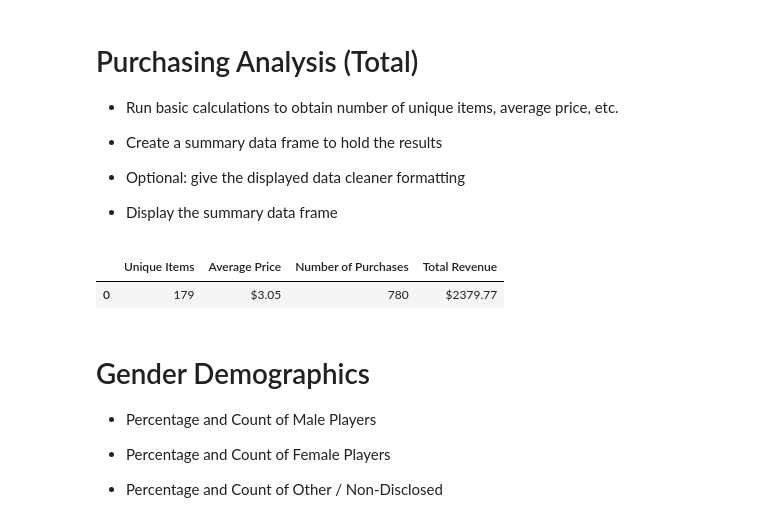
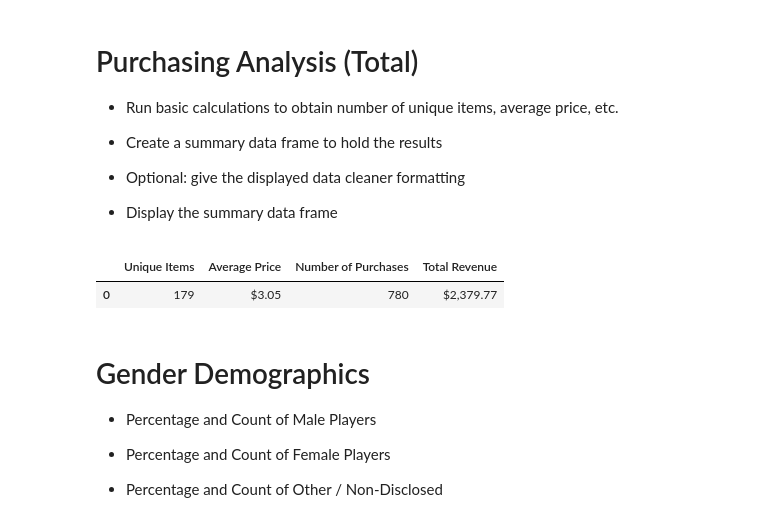
Before and after one commit to Auburn9698/pandas-challenge, a Jupyter notebook: HeroesOfPymoli/Pandas Homework.ipynb, the cells around one changed output. Cells and saved outputs as stored; diff of their text form; code cells hidden in the pictures.

Commit message:
Minor formatting changes
Added commas to several colums, that are in the thousands, for better readability.  Added a few notes.

```diff
--- a/HeroesOfPymoli/Pandas Homework.ipynb
+++ b/HeroesOfPymoli/Pandas Homework.ipynb
@@ -44,35 +41,35 @@ players_df
 # %%
 # Add up the number of unique items:
 unique_items = len(purchase_data["Item ID"].unique())
 
 # Calculate average price:
 average_price = (purchase_data["Price"].mean())
 
 # The number of purchases is the length of the Purchase ID column:
 number_of_purchases = len(purchase_data["Purchase ID"].unique())
 
 # Calculate total revenue, the sum of all the prices in Prices column:
 total_revenue = purchase_data["Price"].sum()
 
 # Create dictionary for the dataframe:
 purchasing_total_df = pd.DataFrame({"Unique Items": [unique_items],
                                             "Average Price": [average_price],
                                             "Number of Purchases": [number_of_purchases],
                                             "Total Revenue": total_revenue
                                             })
-# Format dollar values:
+# Format dollar values.  Added a comma for Total Purchase Value, since it's in the thousands.:
 purchasing_total_df["Average Price"] = purchasing_total_df["Average Price"].map("${:.2f}".format)
-purchasing_total_df["Total Revenue"] = purchasing_total_df["Total Revenue"].map("${:.2f}".format)
+purchasing_total_df["Total Revenue"] = purchasing_total_df["Total Revenue"].map("${:,.2f}".format)
 # Show table:
 purchasing_total_df
 
 
 # Alternate way to change format of price and Revenue to $0.00:
 #format_dict = {"Average Price":'${:,.2f}', "Total Revenue": '${:,.2f}'}
 #purchasing_total_df.style.format(format_dict)
 # %% [output]
 |  | Unique Items | Average Price | Number of Purchases | Total Revenue |
-| 0 | 179 | $3.05 | 780 | $2379.77 |
+| 0 | 179 | $3.05 | 780 | $2,379.77 |
 # %% [markdown]
 # Gender Demographics
 
```
Also changed, not shown: parts of 4 cells of this notebook.
